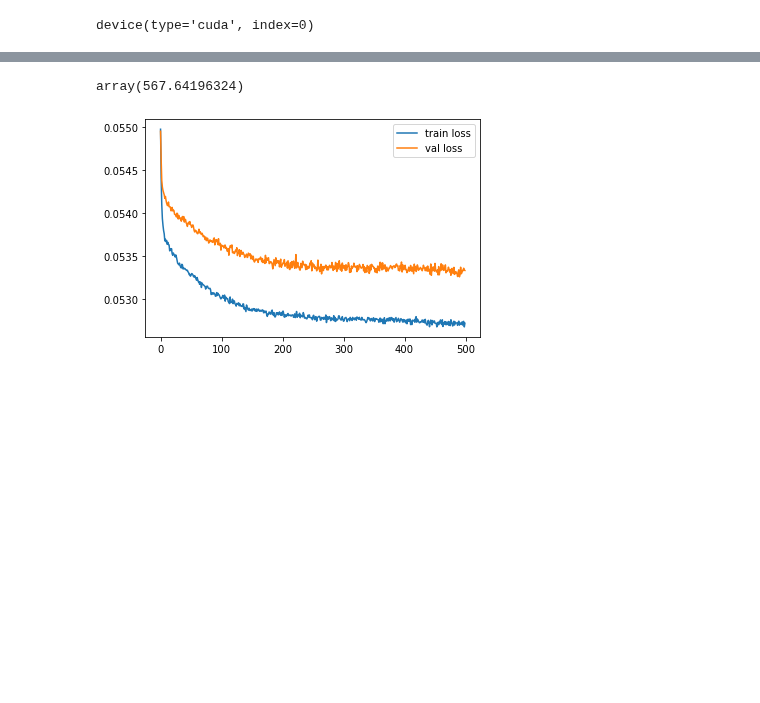
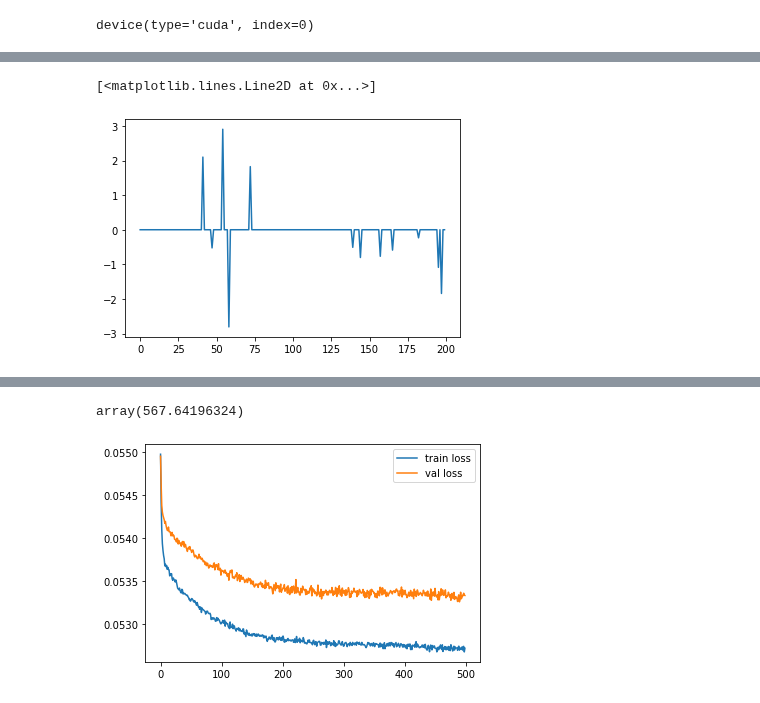
Before and after one commit to glory-99/simulation-based-inference, a Jupyter notebook: inference.ipynb, the cells around one changed output, grey strips where cells are left out. Drawn from its saved outputs; the diff is of its cells as text; code cells hidden in the pictures; blank space fills up the shorter version.

```diff
--- a/inference.ipynb
+++ b/inference.ipynb
@@ -17,0 +63,5 @@ val_losses = np.load('val_losses.npy')
+# %%
+plt.plot(beta_test[1])
+# %% [output]
+[<matplotlib.lines.Line2D at 0x...>]
+[figure, added]
```
Also changed, not shown: parts of 10 cells of this notebook, 8 other files.
